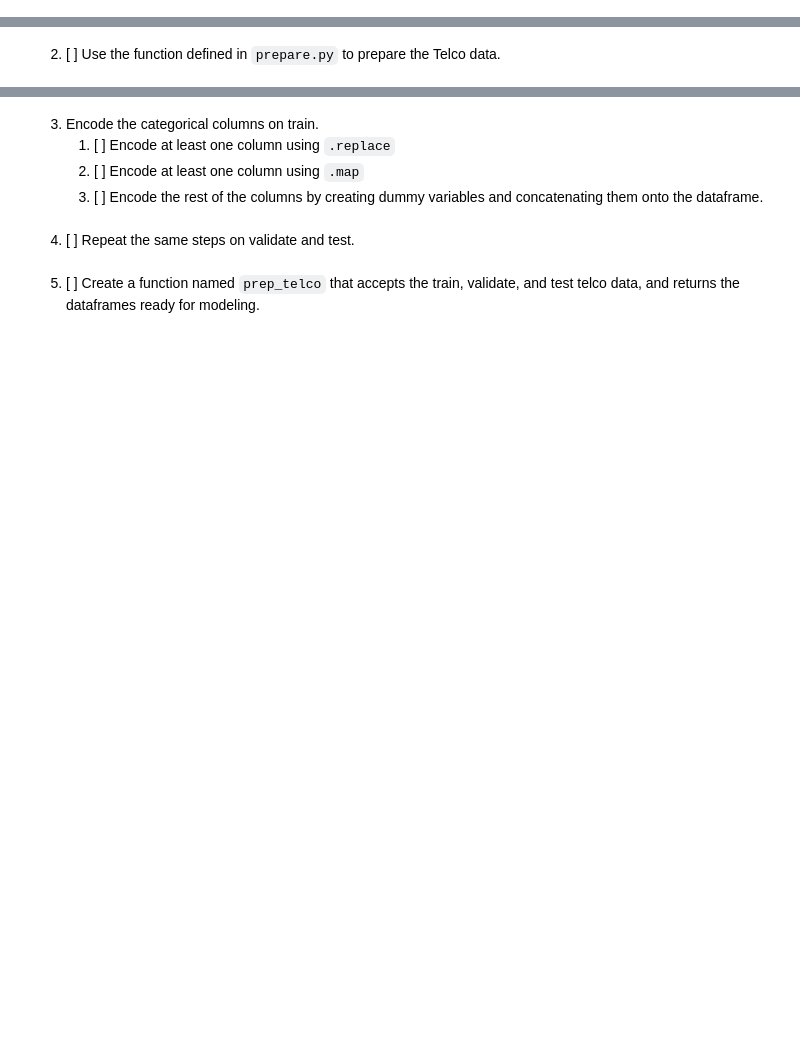
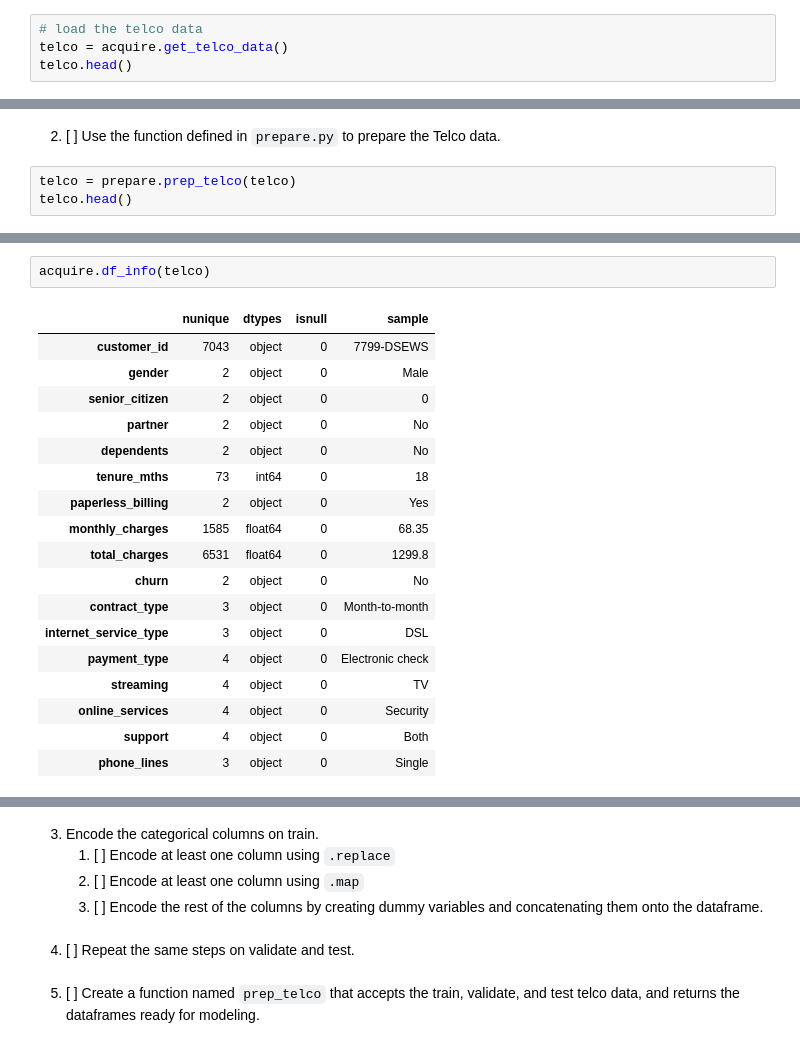
Before and after one commit to Michael-Nelson361/classification-exercises, a Jupyter notebook: modeling.ipynb, the cells around one changed output, grey strips where cells are left out. Cells and saved outputs as stored; diff of their text form; blank space fills up the shorter version.

```diff
--- a/modeling.ipynb
+++ b/modeling.ipynb
@@ -368,0 +372,4 @@ Using the Telco dataset
+# %%
+# load the telco data
+telco = acquire.get_telco_data()
+telco.head()
@@ -369,2 +405,5 @@ Using the Telco dataset
 # %% [markdown]
 2. [ ] Use the function defined in `prepare.py` to prepare the Telco data.
+# %%
+telco = prepare.prep_telco(telco)
+telco.head()
@@ -370,0 +417,21 @@ Using the Telco dataset
+# %%
+acquire.df_info(telco)
+# %% [output]
+|  | nunique | dtypes | isnull | sample |
+| customer_id | 7043 | object | 0 | 7799-DSEWS |
+| gender | 2 | object | 0 | Male |
+| senior_citizen | 2 | object | 0 | 0 |
+| partner | 2 | object | 0 | No |
+| dependents | 2 | object | 0 | No |
+| tenure_mths | 73 | int64 | 0 | 18 |
+| paperless_billing | 2 | object | 0 | Yes |
+| monthly_charges | 1585 | float64 | 0 | 68.35 |
+| total_charges | 6531 | float64 | 0 | 1299.8 |
+| churn | 2 | object | 0 | No |
+| contract_type | 3 | object | 0 | Month-to-month |
+| internet_service_type | 3 | object | 0 | DSL |
+| payment_type | 4 | object | 0 | Electronic check |
+| streaming | 4 | object | 0 | TV |
+| online_services | 4 | object | 0 | Security |
+| support | 4 | object | 0 | Both |
+| phone_lines | 3 | object | 0 | Single |
```
Also changed, not shown: parts of 17 cells of this notebook.
